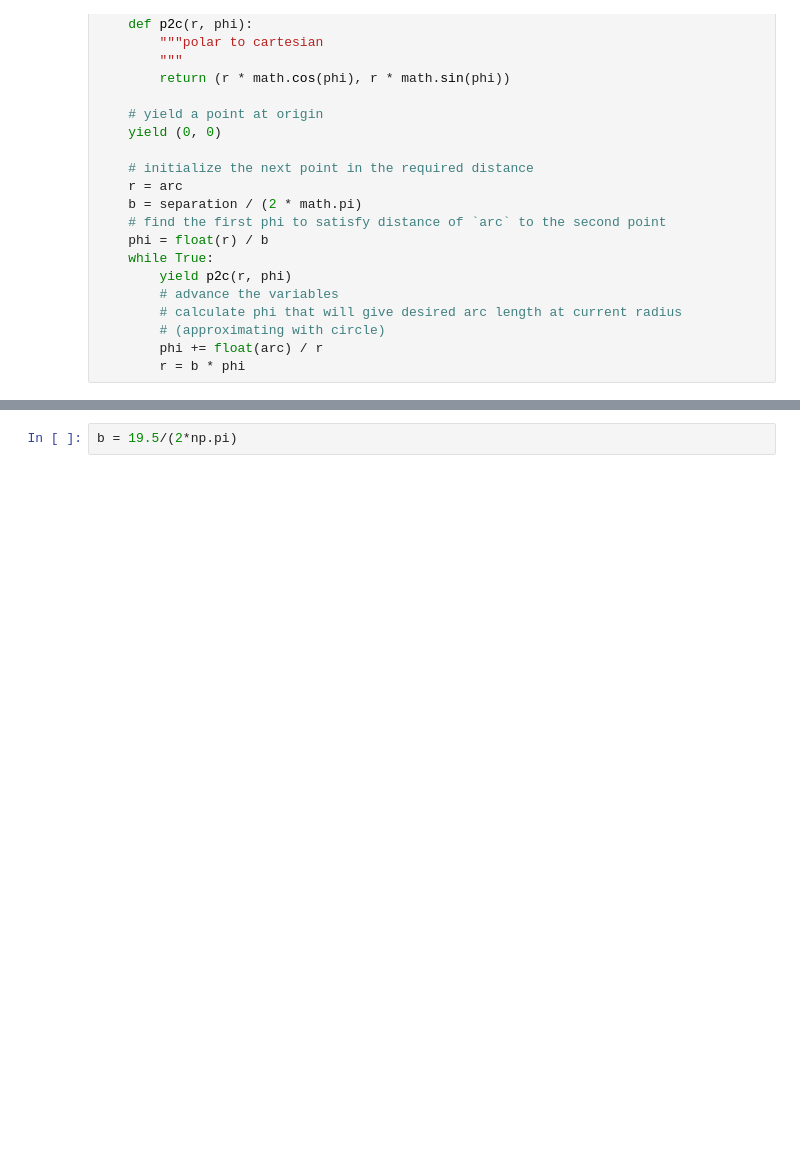
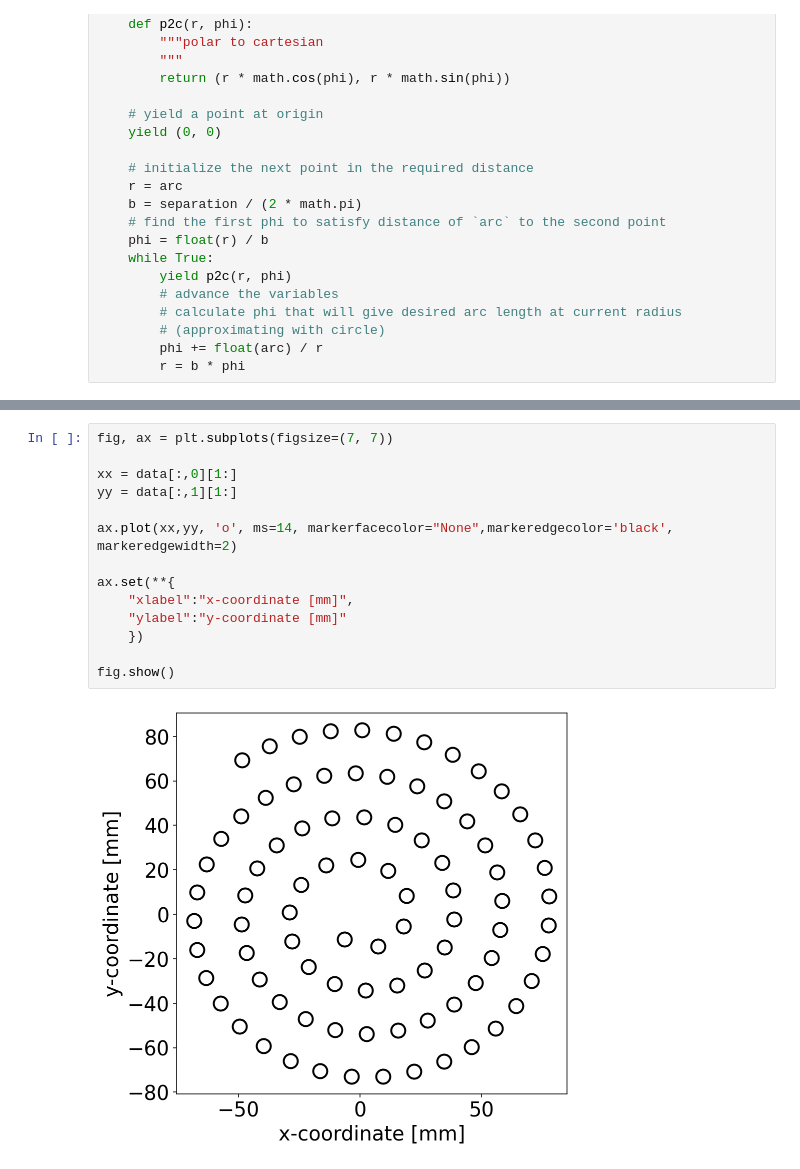
Before and after one commit to pachterlab/colosseum, a Jupyter notebook: analysis/archimedian_spiral.ipynb, the cells around one changed output, grey strips where cells are left out. Saved outputs shown, nothing was run; the diff lists cells and outputs as text; blank space fills up the shorter version.

```diff
--- a/analysis/archimedian_spiral.ipynb
+++ b/analysis/archimedian_spiral.ipynb
@@ -60,2 +74,16 @@ theta = np.array(theta)*180*200/np.pi/360
-# %%
-b = 19.5/(2*np.pi)
+# %%
+fig, ax = plt.subplots(figsize=(7, 7))
+
+xx = data[:,0][1:]
+yy = data[:,1][1:]
+
+ax.plot(xx,yy, 'o', ms=14, markerfacecolor="None",markeredgecolor='black', markeredgewidth=2)
+
+ax.set(**{
+    "xlabel":"x-coordinate [mm]",
+    "ylabel":"y-coordinate [mm]"
+    })
+
+fig.show()
+# %% [output]
+[figure, added]
```
Also changed, not shown: parts of 12 cells of this notebook.
